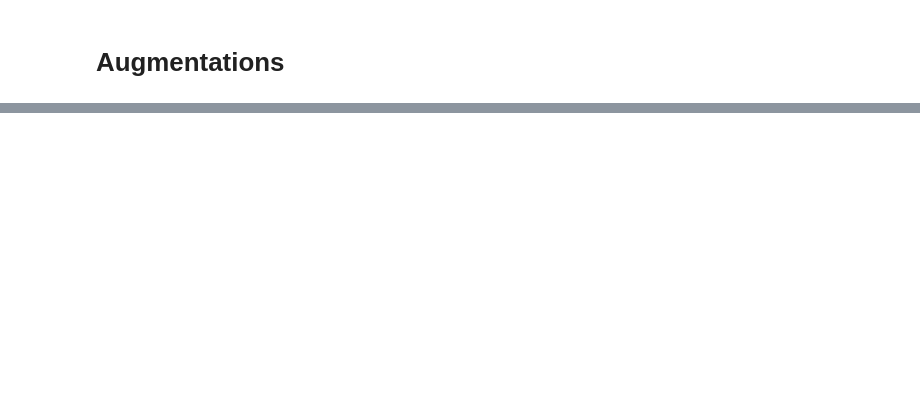
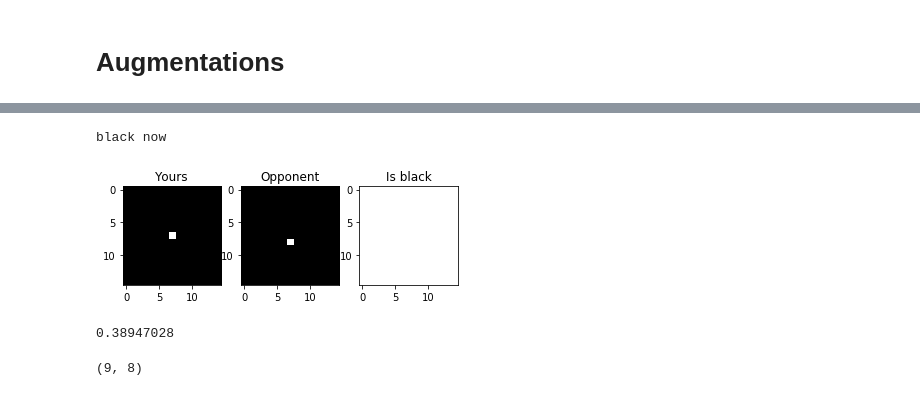
Before and after one commit to puhsu/renju, a Jupyter notebook: src/draft.ipynb, the cells around one changed output, grey strips where cells are left out. Cells and saved outputs as stored; diff of their text form; code cells hidden in the pictures; blank space fills up the shorter version.

```diff
--- a/src/draft.ipynb
+++ b/src/draft.ipynb
@@ -643,0 +331,3 @@ plt.imshow(state[..., 1], cmap='gray')
+# %%
+model = keras.models.load_model('./models/model.augmentations.01.hdf5')
+state = np.random.randint(2, size=)
@@ -643,0 +413,35 @@ plt.imshow(state[..., 1], cmap='gray')
+# %%
+def print_state(state):
+    plt.subplot(131)
+    plt.title('Yours')
+    plt.imshow(state[..., 0], cmap='gray')
+
+    plt.subplot(132)
+    plt.title('Opponent')
+    plt.imshow(state[..., 1], cmap='gray')
+
+    plt.subplot(133)
+    plt.title('Is black')
+    if state[0, 0, 2]:
+        print('black now')
+    plt.imshow(state[..., 2], cmap='gray', vmin=0, vmax=1)
+
+    plt.show()
+# %%
+game = renju.Game()
+game.move((7,7))
+game.move((8, 7))
+# %%
+print_state(game.state())
+# %% [output]
+black now
+[figure, added]
+# %%
+prob = model.predict(game.state().reshape((1, 15, 15, 4)))
+prob.ravel()[142]
+# %% [output]
+0.38947028
+# %%
+np.unravel_index(prob.ravel().argsort()[-1], (15, 15))
+# %% [output]
+(9, 8)
```
Also changed, not shown: parts of 43 cells of this notebook, 4 other files.
